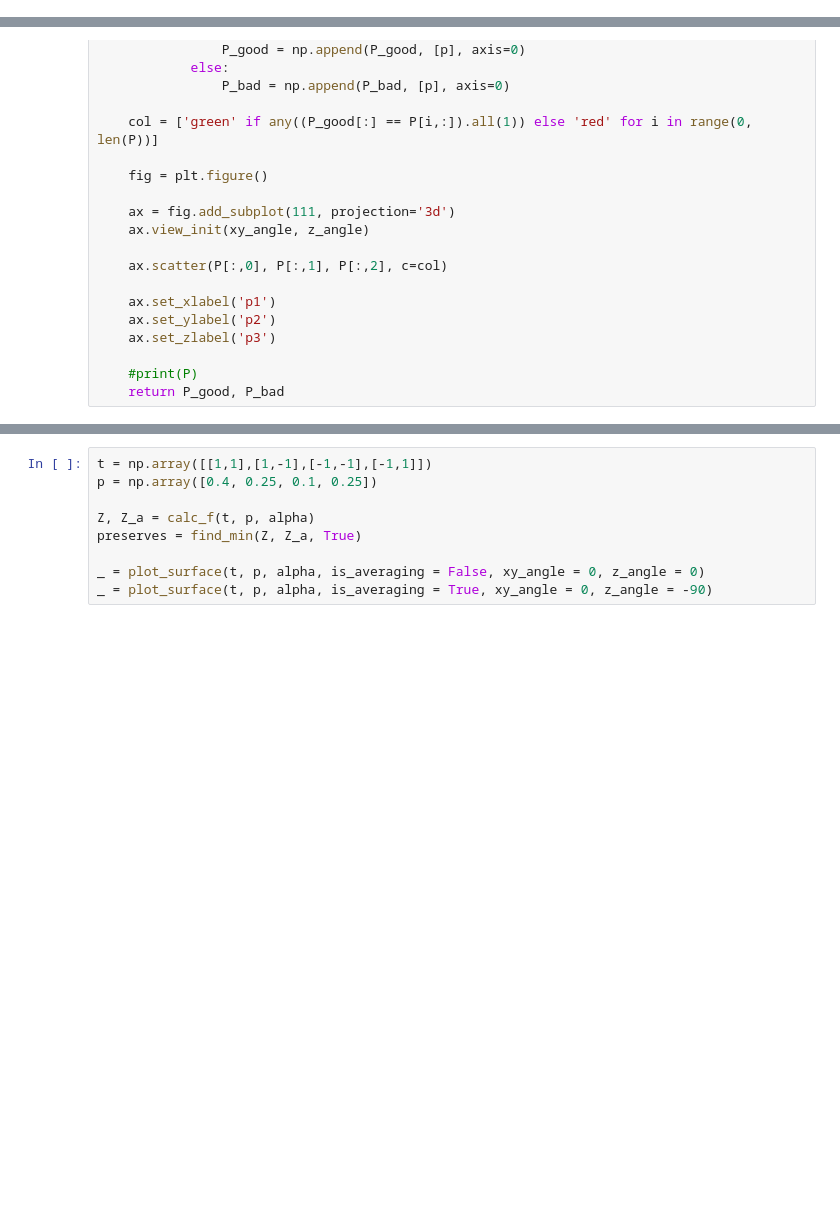
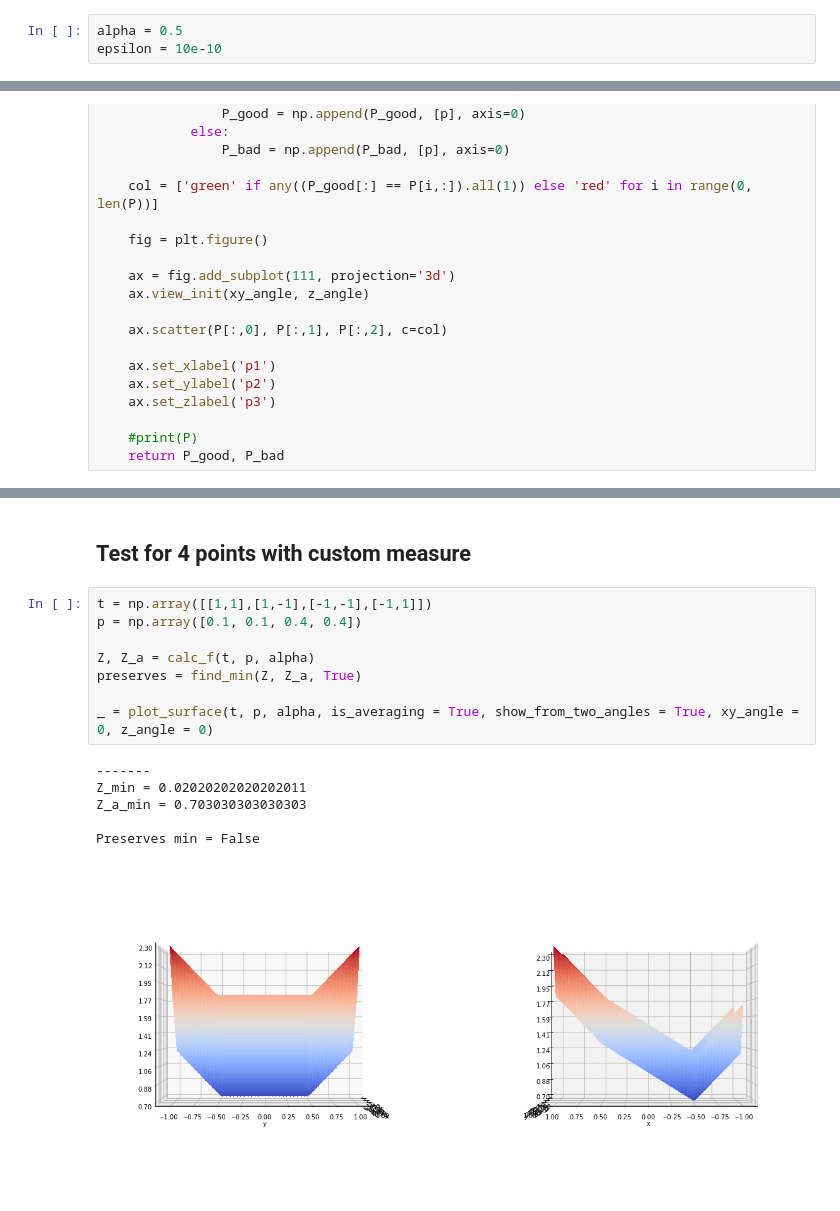
Before and after one commit to AnnaBagriy/PiecewiseLinearFunctionsAveraging, a Jupyter notebook: Exp_1.ipynb, the cells around one changed output, grey strips where cells are left out. Cells and saved outputs as stored; diff of their text form; blank space fills up the shorter version.

```diff
--- a/Exp_1.ipynb
+++ b/Exp_1.ipynb
@@ -14,0 +19,3 @@ plt.rcParams["figure.figsize"] = (15,15)
+# %%
+alpha = 0.5
+epsilon = 10e-10
@@ -315,9 +375,17 @@ alpha = 0.5
+# %% [markdown]
+## Test for 4 points with custom measure
 # %%
 t = np.array([[1,1],[1,-1],[-1,-1],[-1,1]])
-p = np.array([0.4, 0.25, 0.1, 0.25])
+p = np.array([0.1, 0.1, 0.4, 0.4])
 
 Z, Z_a = calc_f(t, p, alpha)
 preserves = find_min(Z, Z_a, True)
 
-_ = plot_surface(t, p, alpha, is_averaging = False, xy_angle = 0, z_angle = 0)
-_ = plot_surface(t, p, alpha, is_averaging = True, xy_angle = 0, z_angle = -90)
+_ = plot_surface(t, p, alpha, is_averaging = True, show_from_two_angles = True, xy_angle = 0, z_angle = 0)
+# %% [output]
+-------
+Z_min = 0.02020202020202011
+Z_a_min = 0.703030303030303
+
+Preserves min = False
+[figure, added]
```
Also changed, not shown: parts of 31 cells of this notebook.
